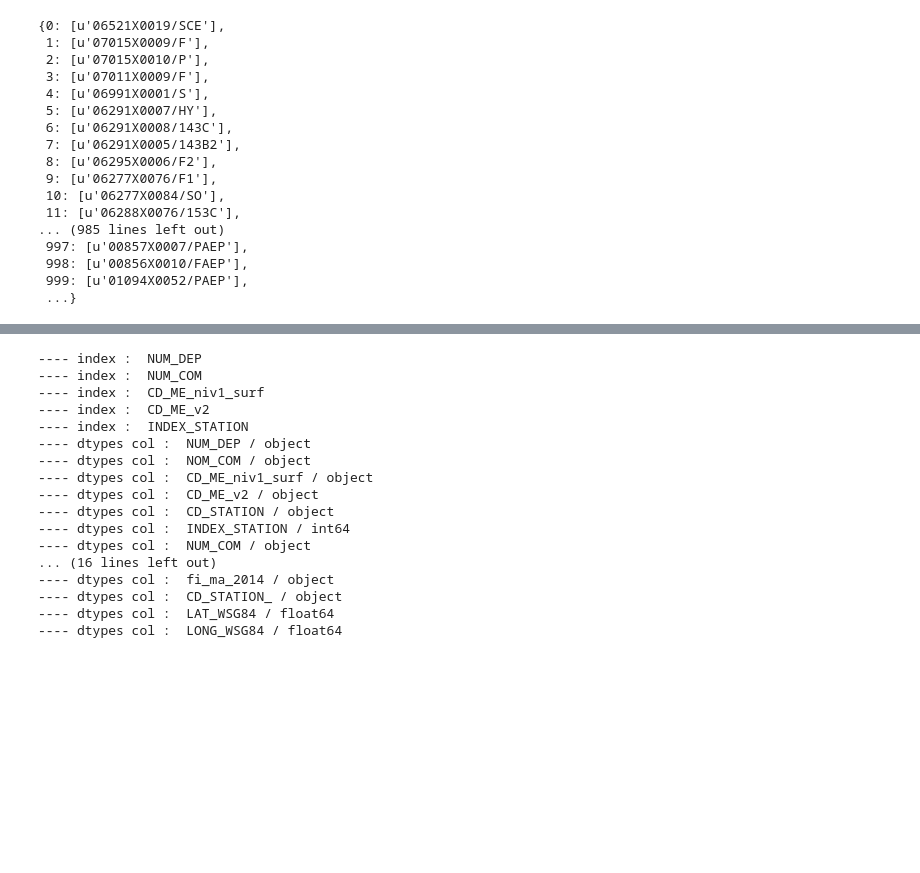
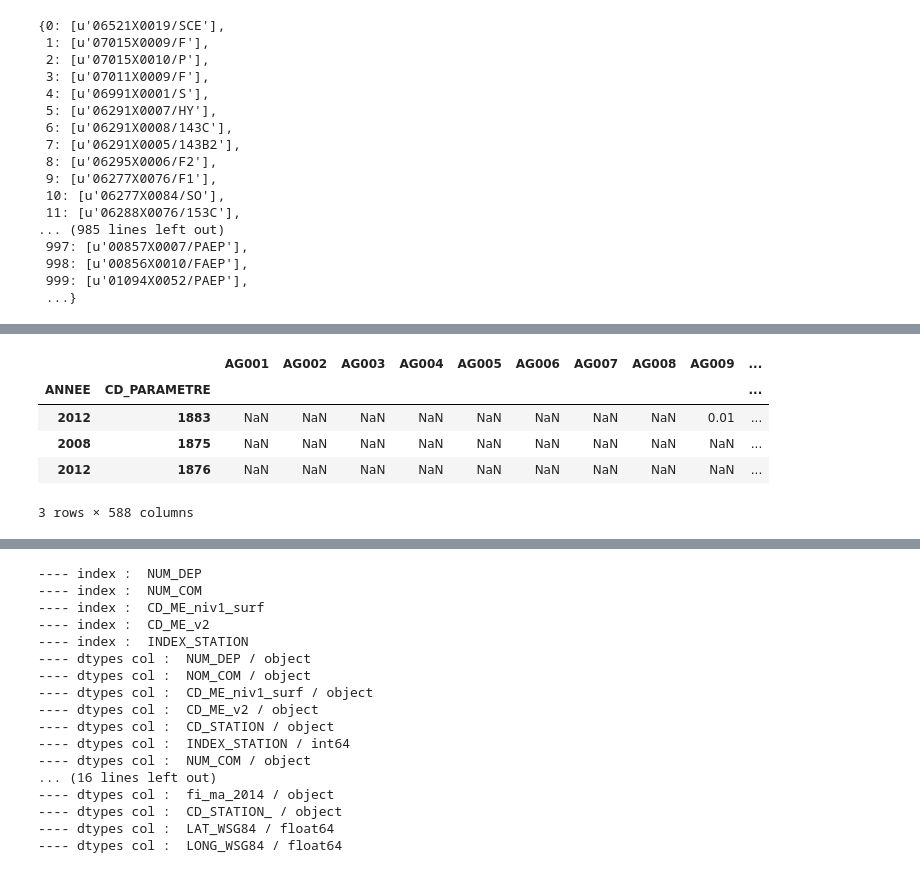
Before and after one commit to JulienParis/hydroviz, a Jupyter notebook: app/static/data/stats_web/test_df_queries.ipynb, the cells around one changed output, grey strips where cells are left out. Saved outputs shown, nothing was run; the diff lists cells and outputs as text; code cells hidden in the pictures; blank space fills up the shorter version.

```diff
--- a/app/static/data/stats_web/test_df_queries.ipynb
+++ b/app/static/data/stats_web/test_df_queries.ipynb
@@ -164,0 +173,9 @@ df_AV_ME.tail(3)
+# %%
+df_AV_ME.sample(3)
+# %% [output]
+|  |  | AG001 | AG002 | AG003 | AG004 | AG005 | AG006 | AG007 | AG008 | AG009 | ... |
+| ANNEE | CD_PARAMETRE |  |  |  |  |  |  |  |  |  | ... |
+| 2012 | 1883 | NaN | NaN | NaN | NaN | NaN | NaN | NaN | NaN | 0.01 | ... |
+| 2008 | 1875 | NaN | NaN | NaN | NaN | NaN | NaN | NaN | NaN | NaN | ... |
+| 2012 | 1876 | NaN | NaN | NaN | NaN | NaN | NaN | NaN | NaN | NaN | ... |
+3 rows × 588 columns
```
Also changed, not shown: parts of 9 cells of this notebook, 4 other files.
